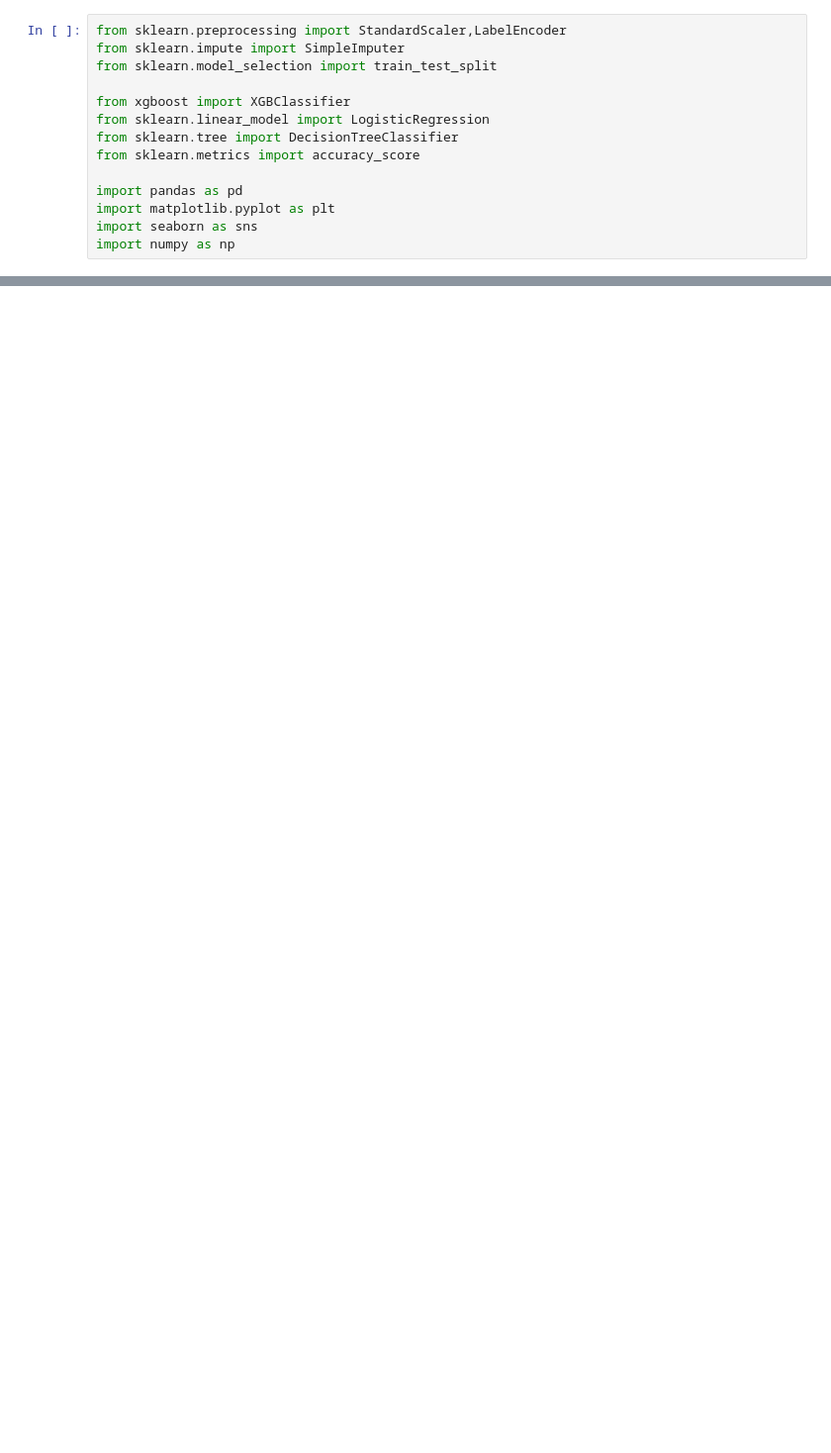
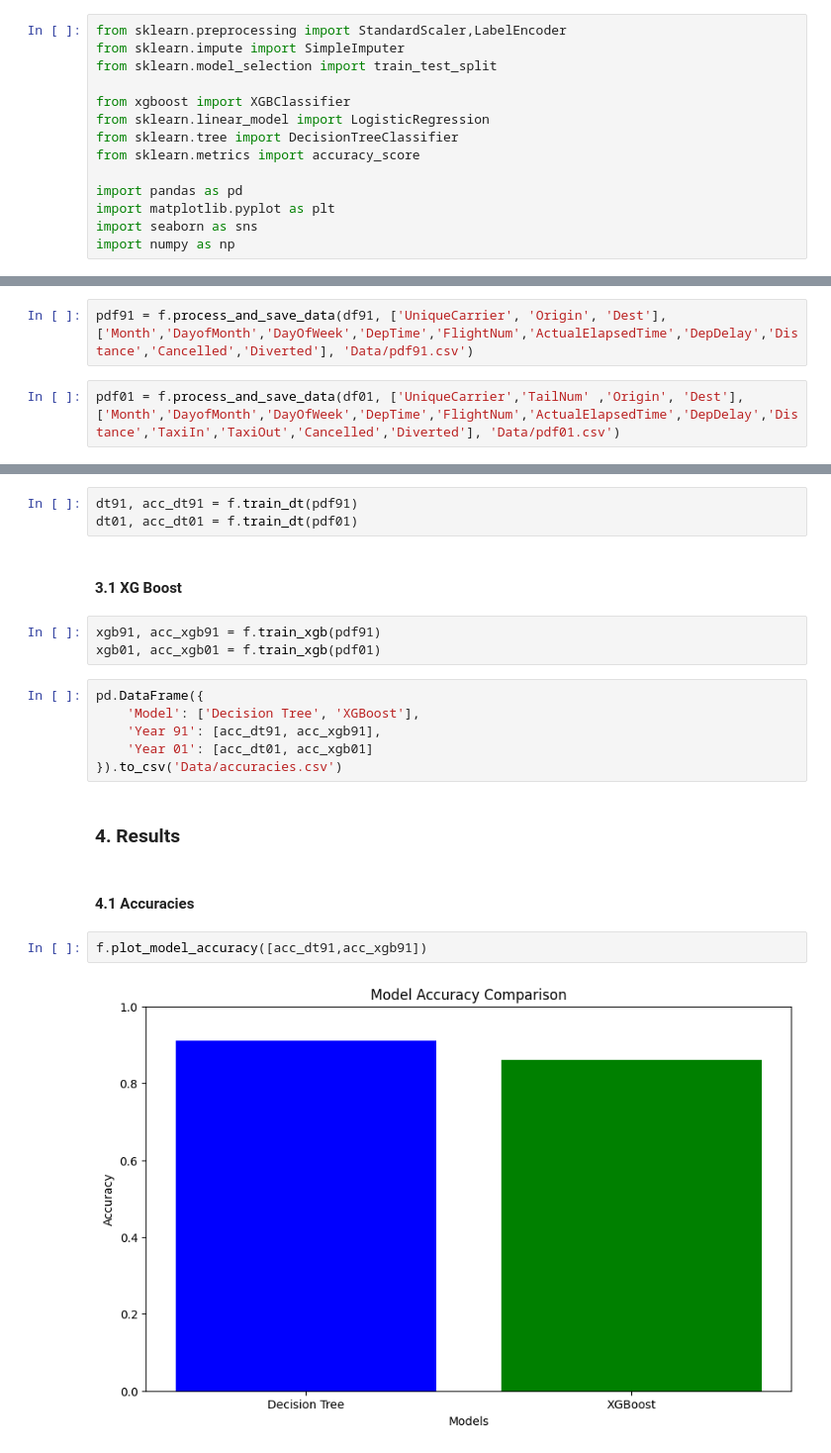
Before and after one commit to rizny786/Flights, a Jupyter notebook: notebook.ipynb, the cells around one changed output, grey strips where cells are left out. Shown at 99% size. Saved outputs shown, nothing was run; the diff lists cells and outputs as text; blank space fills up the shorter version.

Commit message:
Results added

```diff
--- a/notebook.ipynb
+++ b/notebook.ipynb
@@ -222,0 +23,4 @@ combined_feature_importance
+# %%
+pdf91 = f.process_and_save_data(df91, ['UniqueCarrier', 'Origin', 'Dest'],['Month','DayofMonth','DayOfWeek','DepTime','FlightNum','ActualElapsedTime','DepDelay','Distance','Cancelled','Diverted'], 'Data/pdf91.csv')
+# %%
+pdf01 = f.process_and_save_data(df01, ['UniqueCarrier','TailNum' ,'Origin', 'Dest'],['Month','DayofMonth','DayOfWeek','DepTime','FlightNum','ActualElapsedTime','DepDelay','Distance','TaxiIn','TaxiOut','Cancelled','Diverted'], 'Data/pdf01.csv')
@@ -222,0 +31,22 @@ combined_feature_importance
+# %%
+dt91, acc_dt91 = f.train_dt(pdf91)
+dt01, acc_dt01 = f.train_dt(pdf01)
+# %% [markdown]
+#### 3.1 XG Boost
+# %%
+xgb91, acc_xgb91 = f.train_xgb(pdf91)
+xgb01, acc_xgb01 = f.train_xgb(pdf01)
+# %%
+pd.DataFrame({
+    'Model': ['Decision Tree', 'XGBoost'],
+    'Year 91': [acc_dt91, acc_xgb91],
+    'Year 01': [acc_dt01, acc_xgb01]
+}).to_csv('Data/accuracies.csv')
+# %% [markdown]
+### 4. Results
+# %% [markdown]
+#### 4.1 Accuracies
+# %%
+f.plot_model_accuracy([acc_dt91,acc_xgb91])
+# %% [output]
+[figure, added]
```
Also changed, not shown: parts of 40 cells of this notebook, 19 other files.
